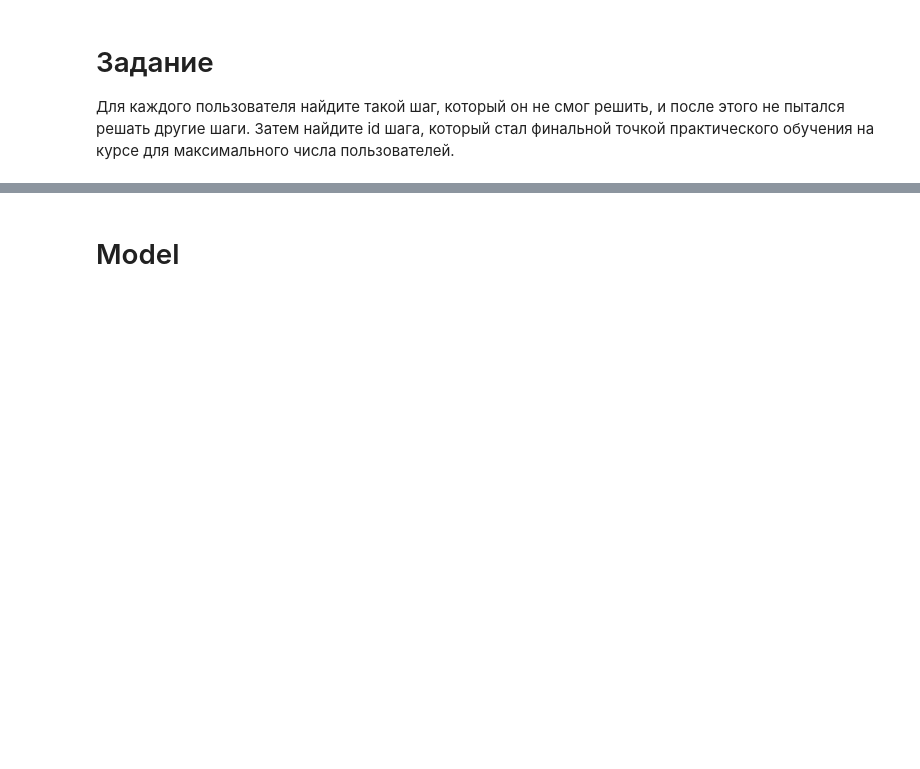
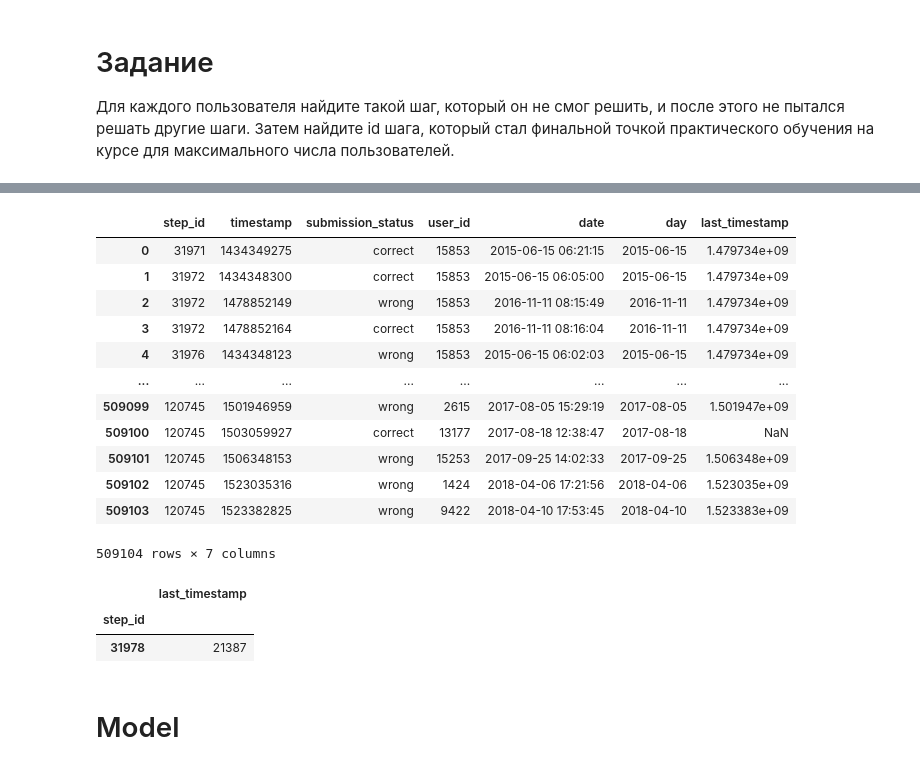
Before and after one commit to V1S10US/My-projects, a Jupyter notebook: Data_Analysis_in_R.ipynb, the cells around one changed output, grey strips where cells are left out. Cells and saved outputs as stored; diff of their text form; code cells hidden in the pictures; blank space fills up the shorter version.

```diff
--- a/Data_Analysis_in_R.ipynb
+++ b/Data_Analysis_in_R.ipynb
@@ -614,0 +629,7 @@ submissions[submissions['submission_status'] == 'correct'] \
+# %%
+last_submit_timestamp = submissions[submissions.submission_status == 'wrong'].groupby('user_id')\
+                        .agg({'timestamp' : 'max'})\
+                        .rename({'timestamp' : 'last_timestamp'}, axis=1)
+
+user_last_timestamp_dict = last_submit_timestamp.to_dict()
+last_submit_timestamp
@@ -615,2 +651,26 @@ submissions[submissions['submission_status'] == 'correct'] \
+# %%
+temp_subs = submissions.merge(last_submit_timestamp, on='user_id', how='outer')
+temp_subs
+# %% [output]
+|  | step_id | timestamp | submission_status | user_id | date | day | last_timestamp |
+| 0 | 31971 | 1434349275 | correct | 15853 | 2015-06-15 06:21:15 | 2015-06-15 | 1.479734e+09 |
+| 1 | 31972 | 1434348300 | correct | 15853 | 2015-06-15 06:05:00 | 2015-06-15 | 1.479734e+09 |
+| 2 | 31972 | 1478852149 | wrong | 15853 | 2016-11-11 08:15:49 | 2016-11-11 | 1.479734e+09 |
+| 3 | 31972 | 1478852164 | correct | 15853 | 2016-11-11 08:16:04 | 2016-11-11 | 1.479734e+09 |
+| 4 | 31976 | 1434348123 | wrong | 15853 | 2015-06-15 06:02:03 | 2015-06-15 | 1.479734e+09 |
+| ... | ... | ... | ... | ... | ... | ... | ... |
+| 509099 | 120745 | 1501946959 | wrong | 2615 | 2017-08-05 15:29:19 | 2017-08-05 | 1.501947e+09 |
+| 509100 | 120745 | 1503059927 | correct | 13177 | 2017-08-18 12:38:47 | 2017-08-18 | NaN |
+| 509101 | 120745 | 1506348153 | wrong | 15253 | 2017-09-25 14:02:33 | 2017-09-25 | 1.506348e+09 |
+| 509102 | 120745 | 1523035316 | wrong | 1424 | 2018-04-06 17:21:56 | 2018-04-06 | 1.523035e+09 |
+| 509103 | 120745 | 1523382825 | wrong | 9422 | 2018-04-10 17:53:45 | 2018-04-10 | 1.523383e+09 |
+509104 rows × 7 columns
+# %%
+last_records = temp_subs[temp_subs.timestamp != temp_subs.last_timestamp]
+last_records.groupby('step_id').last_timestamp.count().sort_values(ascending=False).head(1).to_frame()
+# %% [output]
+|  | last_timestamp |
+| step_id |  |
+| 31978 | 21387 |
 # %% [markdown]
 # Model
```
Also changed, not shown: parts of 3 cells of this notebook.
